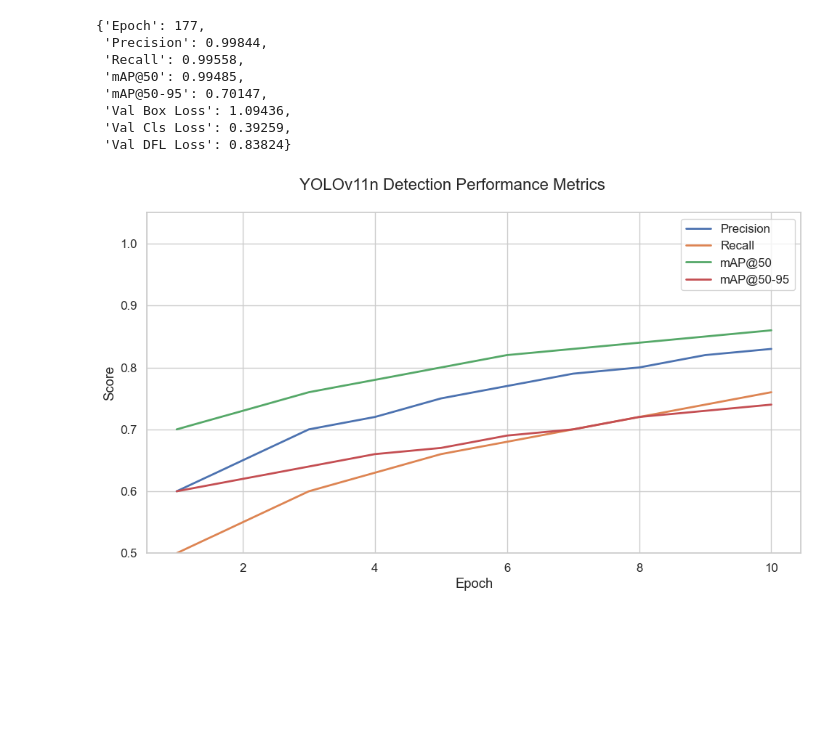
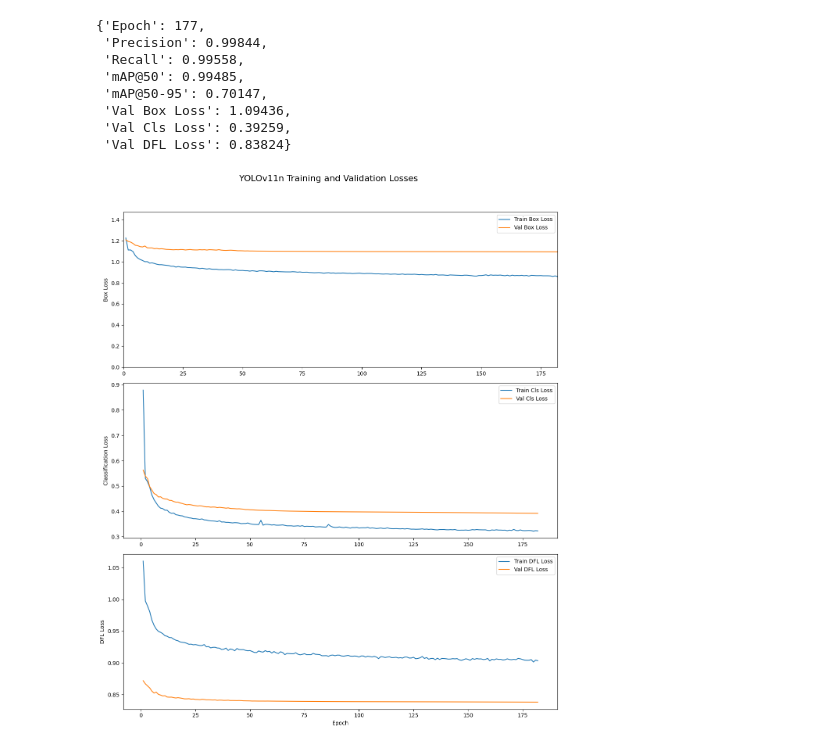
Before and after one commit to Baboyeatami/Rebars_HPXS_Project, a Jupyter notebook: Rebar Metrix.ipynb, the cells around one changed output. Cells and saved outputs as stored; diff of their text form; code cells hidden in the pictures; blank space fills up the shorter version.

```diff
--- a/Rebar Metrix.ipynb
+++ b/Rebar Metrix.ipynb
@@ -275,106 +275,56 @@ memory usage: 21.5 KB
  'Val Cls Loss': 0.39259,
  'Val DFL Loss': 0.83824}
 # %%
-import tkinter as tk
-from matplotlib.backends.backend_tkagg import FigureCanvasTkAgg, NavigationToolbar2Tk
+import pandas as pd
 import matplotlib.pyplot as plt
-import pandas as pd
 
-# Example dataframe (replace this with your actual df)
-# df = pd.read_csv('your_results.csv')
+# Load actual training results from YOLOv11n (Ultralytics format)
+df = pd.read_csv("results.csv")
 
-# Example data (for testing purposes)
-df = pd.DataFrame({
-    'epoch': list(range(1, 11)),
-    'train/box_loss': [0.9, 0.85, 0.8, 0.75, 0.7, 0.68, 0.65, 0.63, 0.6, 0.58],
-    'val/box_loss': [1.0, 0.95, 0.92, 0.88, 0.86, 0.84, 0.8, 0.79, 0.77, 0.75],
-    'train/cls_loss': [0.5, 0.48, 0.46, 0.44, 0.42, 0.4, 0.38, 0.37, 0.36, 0.35],
-    'val/cls_loss': [0.6, 0.58, 0.55, 0.53, 0.51, 0.5, 0.48, 0.47, 0.45, 0.44],
-    'train/dfl_loss': [0.3, 0.29, 0.28, 0.27, 0.26, 0.25, 0.245, 0.24, 0.235, 0.23],
-    'val/dfl_loss': [0.35, 0.34, 0.33, 0.32, 0.31, 0.305, 0.3, 0.295, 0.29, 0.285],
-    'metrics/precision(B)': [0.6, 0.65, 0.7, 0.72, 0.75, 0.77, 0.79, 0.8, 0.82, 0.83],
-    'metrics/recall(B)': [0.5, 0.55, 0.6, 0.63, 0.66, 0.68, 0.7, 0.72, 0.74, 0.76],
-    'metrics/mAP50(B)': [0.7, 0.73, 0.76, 0.78, 0.8, 0.82, 0.83, 0.84, 0.85, 0.86],
-    'metrics/mAP50-95(B)': [0.6, 0.62, 0.64, 0.66, 0.67, 0.69, 0.7, 0.72, 0.73, 0.74],
-})
+# Set up subplots for losses
+fig, axes = plt.subplots(3, 1, figsize=(12, 15))
+fig.suptitle('YOLOv11n Training and Validation Losses', fontsize=16)
 
-# Create the Tkinter window
-root = tk.Tk()
-root.title("YOLOv11n Training Metrics Viewer")
-
-# First figure: Losses
-fig1, axes = plt.subplots(3, 1, figsize=(10, 12))
-fig1.suptitle('YOLOv11n Training and Validation Losses', fontsize=16)
-
-# Plot Losses
-# Box loss
+# Plot box loss
 axes[0].plot(df['epoch'], df['train/box_loss'], label='Train Box Loss')
 axes[0].plot(df['epoch'], df['val/box_loss'], label='Val Box Loss')
 axes[0].set_ylabel('Box Loss')
 axes[0].legend()
-# Extend y-axis scale
-max_loss = max(df['train/box_loss'].max(), df['val/box_loss'].max())
-axes[0].set_ylim(0, max_loss * 1.2)
+max_box_loss = max(df['train/box_loss'].max(), df['val/box_loss'].max())
+axes[0].set_ylim(0, max_box_loss * 1.2)
 axes[0].set_xlim(0, df['epoch'].max())
 
-# Classification loss
+# Plot classification loss
 axes[1].plot(df['epoch'], df['train/cls_loss'], label='Train Cls Loss')
 axes[1].plot(df['epoch'], df['val/cls_loss'], label='Val Cls Loss')
 axes[1].set_ylabel('Classification Loss')
 axes[1].legend()
 
-# DFL loss
+# Plot DFL loss
 axes[2].plot(df['epoch'], df['train/dfl_loss'], label='Train DFL Loss')
 axes[2].plot(df['epoch'], df['val/dfl_loss'], label='Val DFL Loss')
 axes[2].set_ylabel('DFL Loss')
 axes[2].set_xlabel('Epoch')
 axes[2].legend()
 
 plt.tight_layout(rect=[0, 0.03, 1, 0.95])
+plt.show()
 
-# Second figure: Detection metrics
-fig2, ax = plt.subplots(figsize=(10, 6))
-fig2.suptitle('YOLOv11n Detection Performance Metrics', fontsize=16)
+# Plot performance metrics
+fig, ax = plt.subplots(figsize=(12, 6))
+fig.suptitle('YOLOv11n Detection Performance Metrics', fontsize=16)
 
 ax.plot(df['epoch'], df['metrics/precision(B)'], label='Precision', linewidth=2)
 ax.plot(df['epoch'], df['metrics/recall(B)'], label='Recall', linewidth=2)
 ax.plot(df['epoch'], df['metrics/mAP50(B)'], label='mAP@50', linewidth=2)
 ax.plot(df['epoch'], df['metrics/mAP50-95(B)'], label='mAP@50-95', linewidth=2)
 
 ax.set_xlabel('Epoch')
 ax.set_ylabel('Score')
 ax.set_ylim(0.5, 1.05)
 ax.legend()
-ax.grid(True)
+plt.grid(True)
 plt.tight_layout()
-
-# Embed both figures into Tkinter with toolbar
-
-# First graph
-frame1 = tk.Frame(root)
-frame1.pack(side=tk.TOP, fill=tk.BOTH, expand=True)
-
-canvas1 = FigureCanvasTkAgg(fig1, master=frame1)
-canvas1.draw()
-canvas1.get_tk_widget().pack(side=tk.TOP, fill=tk.BOTH, expand=True)
-
-toolbar1 = NavigationToolbar2Tk(canvas1, frame1)
-toolbar1.update()
-canvas1.get_tk_widget().pack(side=tk.TOP, fill=tk.BOTH, expand=True)
-
-# Second graph
-frame2 = tk.Frame(root)
-frame2.pack(side=tk.TOP, fill=tk.BOTH, expand=True)
-
-canvas2 = FigureCanvasTkAgg(fig2, master=frame2)
-canvas2.draw()
-canvas2.get_tk_widget().pack(side=tk.TOP, fill=tk.BOTH, expand=True)
-
-toolbar2 = NavigationToolbar2Tk(canvas2, frame2)
-toolbar2.update()
-canvas2.get_tk_widget().pack(side=tk.TOP, fill=tk.BOTH, expand=True)
-
-# Start the Tkinter event loop
-root.mainloop()
+plt.show()
 # %% [output]
-[figure, old version]
+[figure, new version]
```
Also changed, not shown: parts of 2 cells of this notebook.
